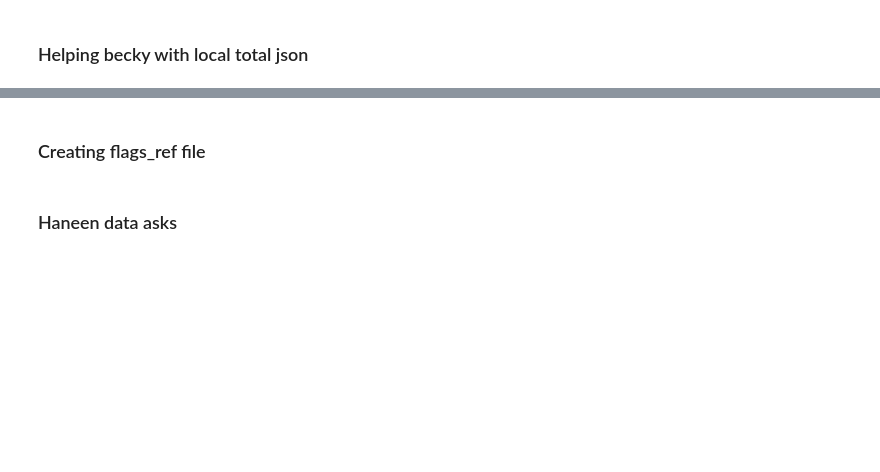
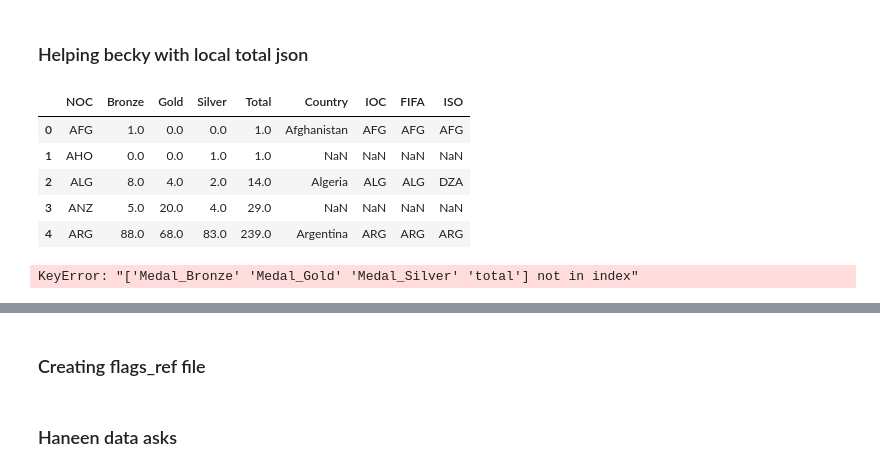
Before and after one commit to sponre01/Project_2, a Jupyter notebook: data_preprocessing/Preprocessing Data.ipynb, the cells around one changed output, grey strips where cells are left out. Drawn from its saved outputs; the diff is of its cells as text; code cells hidden in the pictures; blank space fills up the shorter version.

Commit message:
processing becky's data

```diff
--- a/data_preprocessing/Preprocessing Data.ipynb
+++ b/data_preprocessing/Preprocessing Data.ipynb
@@ -74,6 +76,29 @@ df_agg.to_json("country_agg.json")
+# %%
+df_agg = pd.read_sql("SELECT * FROM country_agg", con = conn, index_col = 'NOC')
 # %%
 import json
 # %%
 address = "../Map view/raw/countries copy.json"
 with open(address) as json_file:
     data2 = json.load(json_file)
+# %%
+agg = df_agg.reset_index()
+# agg.head(10)
+# %%
+convert = pd.read_csv("../data/ISO_IOC_comparison.csv")
+# convert.head(10)
+# %%
+full_table = agg.merge(convert, how='left',  left_on='NOC', right_on='IOC')
+full_table.head()
+# %% [output]
+|  | NOC | Bronze | Gold | Silver | Total | Country | IOC | FIFA | ISO |
+| 0 | AFG | 1.0 | 0.0 | 0.0 | 1.0 | Afghanistan | AFG | AFG | AFG |
+| 1 | AHO | 0.0 | 0.0 | 1.0 | 1.0 | NaN | NaN | NaN | NaN |
+| 2 | ALG | 8.0 | 4.0 | 2.0 | 14.0 | Algeria | ALG | ALG | DZA |
+| 3 | ANZ | 5.0 | 20.0 | 4.0 | 29.0 | NaN | NaN | NaN | NaN |
+| 4 | ARG | 88.0 | 68.0 | 83.0 | 239.0 | Argentina | ARG | ARG | ARG |
+# %%
+full_table = full_table[['ISO', 'Medal_Bronze', 'Medal_Gold', 'Medal_Silver', 'total']]
+full_table.head()
+# %% [output]
+KeyError: "['Medal_Bronze' 'Medal_Gold' 'Medal_Silver' 'total'] not in index"
```
Also changed, not shown: parts of 17 cells of this notebook, 6 other files.
